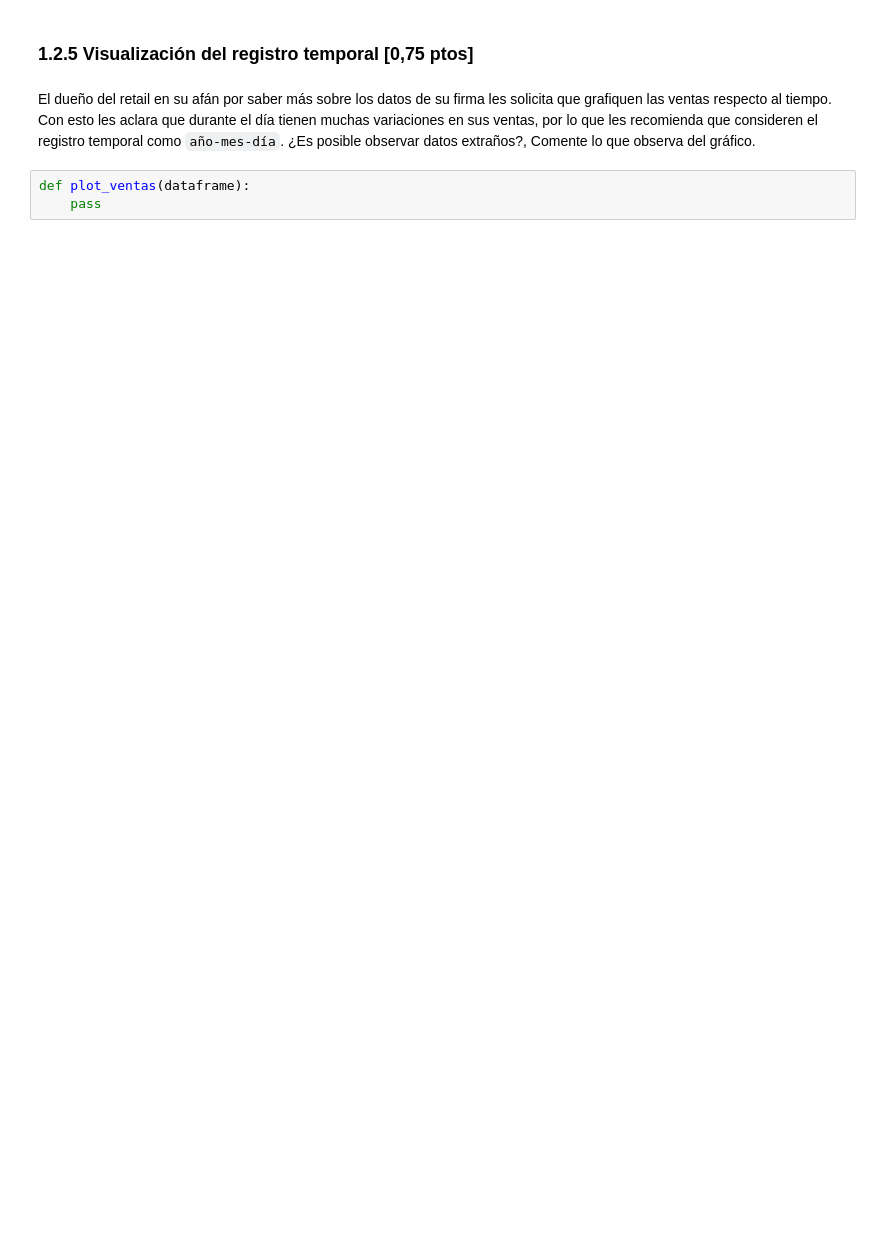
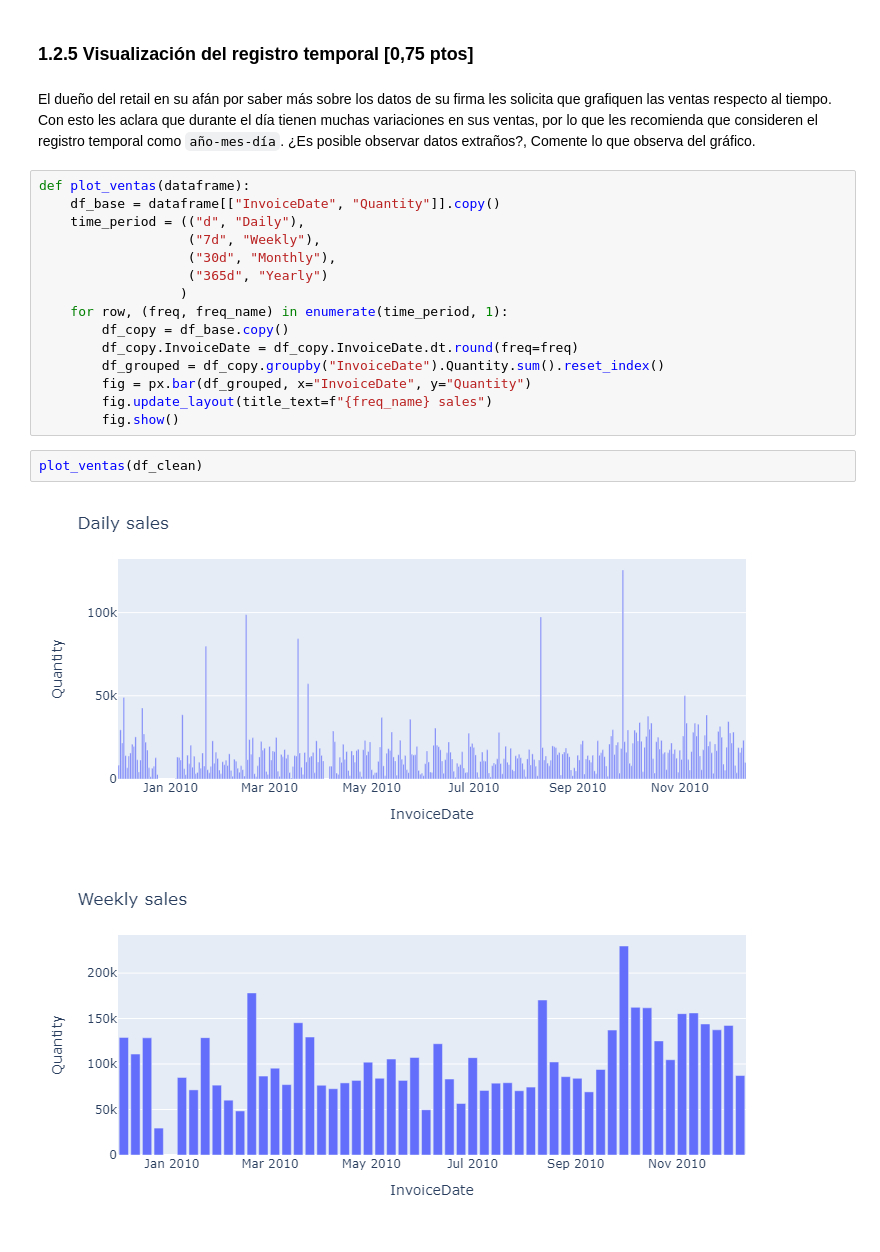
Before and after one commit to johnny-godoy/laboratorios-mds, a Jupyter notebook: lab 5/laboratorio_5.ipynb, the cells around one changed output. Cells and saved outputs as stored; diff of their text form; blank space fills up the shorter version.

```diff
--- a/lab 5/laboratorio_5.ipynb
+++ b/lab 5/laboratorio_5.ipynb
@@ -594,6 +629,23 @@ Sin considerar los comentarios realizados en la sección 1.2 , *Don Mora* les pi
 ### 1.2.5 Visualización del registro temporal [0,75 ptos]
 # %% [markdown]
 El dueño del retail en su afán por saber más sobre los datos de su firma les solicita que grafiquen las ventas respecto al tiempo. Con esto les aclara que durante el día tienen muchas variaciones en sus ventas, por lo que les recomienda que consideren el registro temporal como `año-mes-día`. ¿Es posible observar datos extraños?, Comente lo que observa del gráfico.
-# %%
-def plot_ventas(dataframe):
-    pass
+# %%
+def plot_ventas(dataframe):
+    df_base = dataframe[["InvoiceDate", "Quantity"]].copy()
+    time_period = (("d", "Daily"),
+                   ("7d", "Weekly"),
+                   ("30d", "Monthly"),
+                   ("365d", "Yearly")
+                  )
+    for row, (freq, freq_name) in enumerate(time_period, 1):
+        df_copy = df_base.copy()
+        df_copy.InvoiceDate = df_copy.InvoiceDate.dt.round(freq=freq)
+        df_grouped = df_copy.groupby("InvoiceDate").Quantity.sum().reset_index()
+        fig = px.bar(df_grouped, x="InvoiceDate", y="Quantity")
+        fig.update_layout(title_text=f"{freq_name} sales")
+        fig.show()
+# %%
+plot_ventas(df_clean)
+# %% [output]
+[figure, added]
+[figure, added]
```
Also changed, not shown: parts of 6 cells of this notebook.
